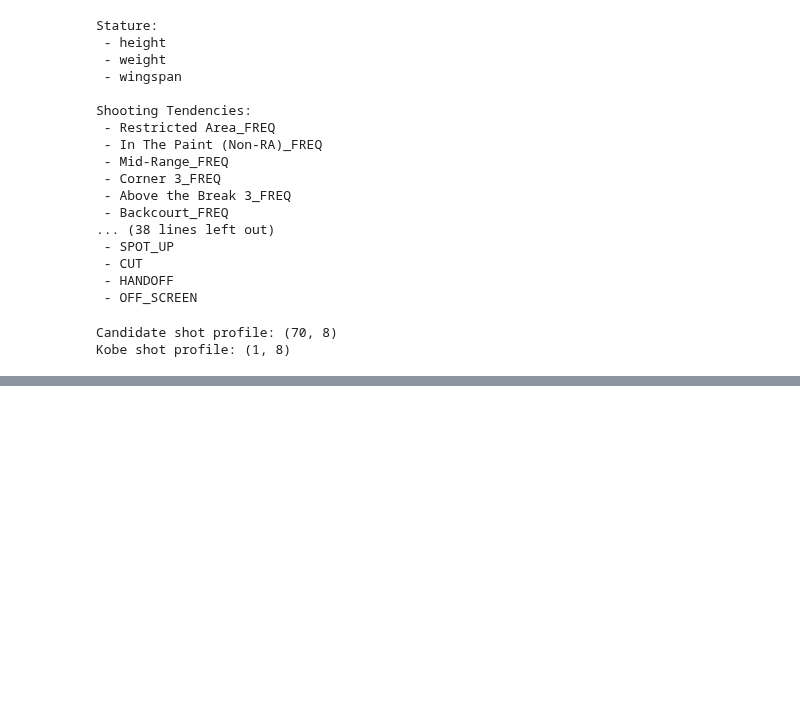
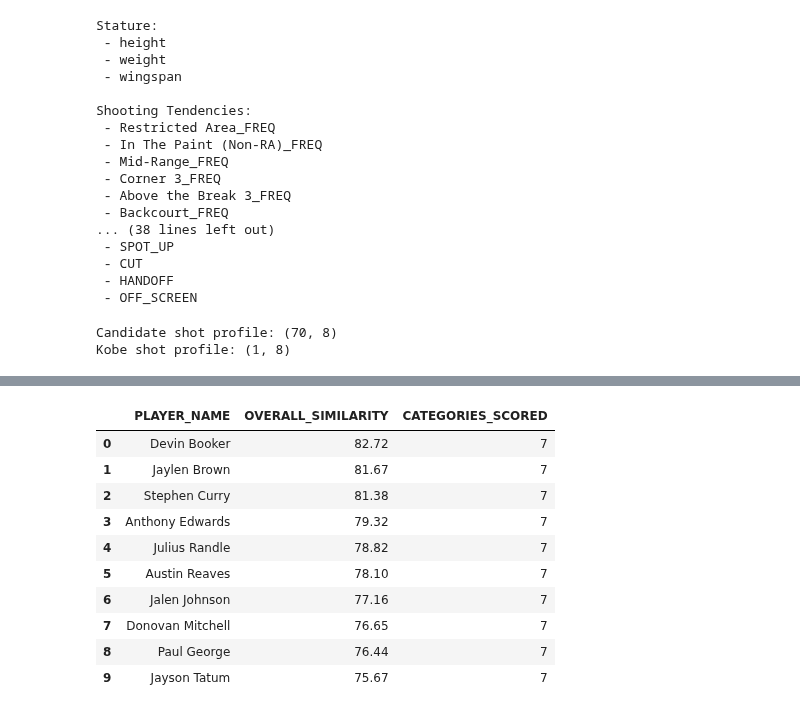
Before and after one commit to bo-aryan/kobe-similarity-analysis, a Jupyter notebook: notebooks/day03_kobe_reference.ipynb, the cells around one changed output, grey strips where cells are left out. Saved outputs shown, nothing was run; the diff lists cells and outputs as text; code cells hidden in the pictures; blank space fills up the shorter version.

```diff
--- a/notebooks/day03_kobe_reference.ipynb
+++ b/notebooks/day03_kobe_reference.ipynb
@@ -1754,0 +2294,36 @@ Kobe shot profile: (1, 8)
+# %%
+import numpy as np
+import pandas as pd
+
+metric_similarity_records = []
+
+for _, player in candidate_data.iterrows():
+
+    record = {
+        "PLAYER_ID": player["PLAYER_ID"],
+        "PLAYER_NAME": player["PLAYER_NAME"]
+    }
+
+    for category, metrics in category_metrics.items():
+
+        for metric in metrics:
+
+            if metric not in candidate_data.columns:
+                continue
+
+            reference = kobe_reference_values.get(metric, np.nan)
+            candidate = player[metric]
+
+            record[f"{category}__{metric}"] = percentage_similarity(
+                reference,
+                candidate
+            )
+
+    metric_similarity_records.append(record)
+
+candidate_metric_similarity = pd.DataFrame(
+    metric_similarity_records
+)
+
+print("Metric similarity shape:", candidate_metric_similarity.shape)
+candidate_metric_similarity.head()
@@ -1754,0 +2388,21 @@ Kobe shot profile: (1, 8)
+# %%
+ranking = candidate_category_similarity.sort_values(
+    "OVERALL_SIMILARITY",
+    ascending=False
+).reset_index(drop=True)
+
+ranking[
+    ["PLAYER_NAME", "OVERALL_SIMILARITY", "CATEGORIES_SCORED"]
+].head(10).round(2)
+# %% [output]
+|  | PLAYER_NAME | OVERALL_SIMILARITY | CATEGORIES_SCORED |
+| 0 | Devin Booker | 82.72 | 7 |
+| 1 | Jaylen Brown | 81.67 | 7 |
+| 2 | Stephen Curry | 81.38 | 7 |
+| 3 | Anthony Edwards | 79.32 | 7 |
+| 4 | Julius Randle | 78.82 | 7 |
+| 5 | Austin Reaves | 78.10 | 7 |
+| 6 | Jalen Johnson | 77.16 | 7 |
+| 7 | Donovan Mitchell | 76.65 | 7 |
+| 8 | Paul George | 76.44 | 7 |
+| 9 | Jayson Tatum | 75.67 | 7 |
```
Also changed, not shown: parts of 23 cells of this notebook, 6 other files.
